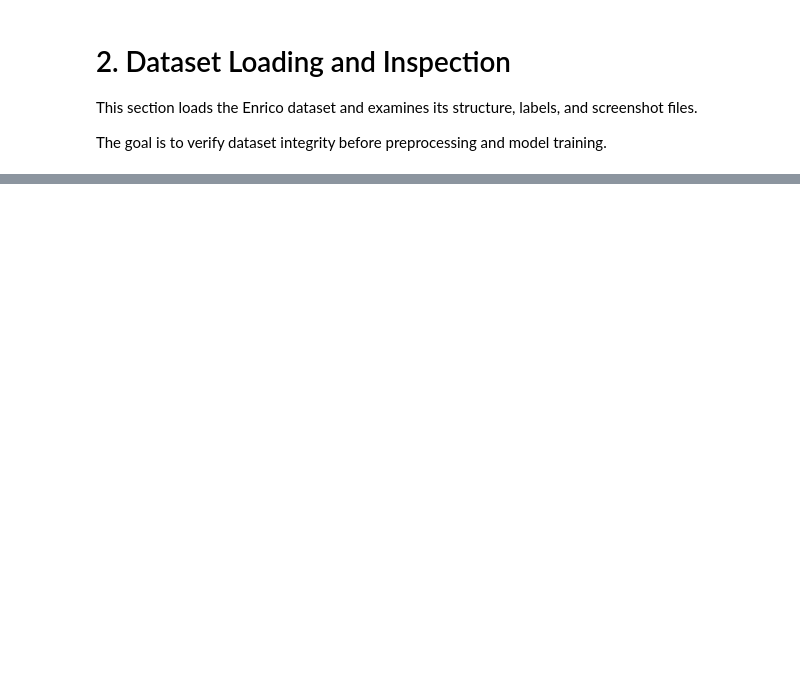
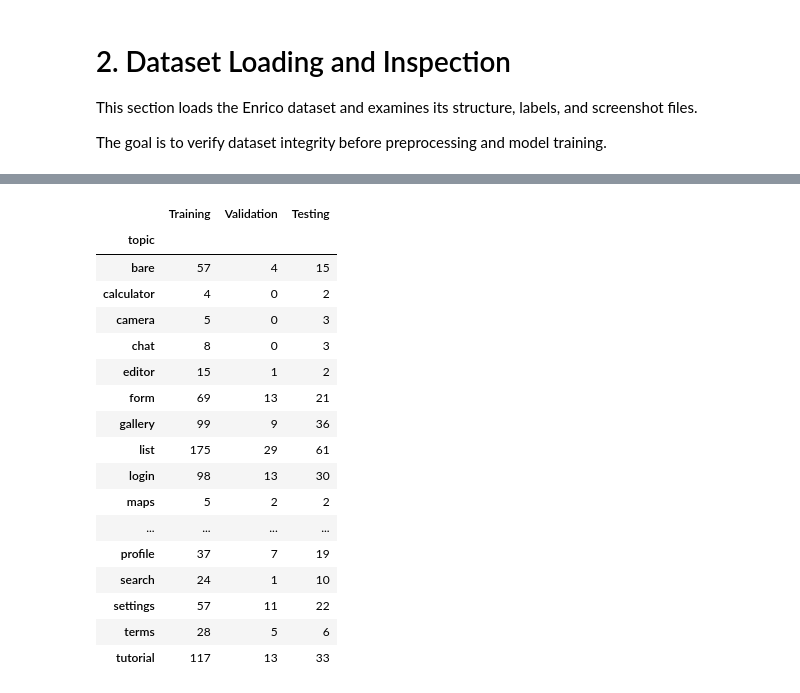
Before and after one commit to BolandoKen/mobile-ui-screen-classification, a Jupyter notebook: noteboooks/mobile-ui-screen-classification.ipynb, the cells around one changed output, grey strips where cells are left out. Cells and saved outputs as stored; diff of their text form; code cells hidden in the pictures; blank space fills up the shorter version.

```diff
--- a/noteboooks/mobile-ui-screen-classification.ipynb
+++ b/noteboooks/mobile-ui-screen-classification.ipynb
@@ -122,0 +353,31 @@ plt.show()
+# %%
+import json
+import os
+
+nonempty_metadata = []
+empty_metadata = []
+invalid_metadata = []
+
+for filename in metadata_files:
+    path = os.path.join(METADATA_DIR, filename)
+
+    try:
+        with open(path, "r", encoding="utf-8") as file:
+            data = json.load(file)
+
+        if data:
+            nonempty_metadata.append((filename, data))
+        else:
+            empty_metadata.append(filename)
+
+    except (json.JSONDecodeError, OSError):
+        invalid_metadata.append(filename)
+
+print("Total metadata files:", len(metadata_files))
+print("Non-empty metadata:", len(nonempty_metadata))
+print("Empty metadata:", len(empty_metadata))
+print("Invalid metadata:", len(invalid_metadata))
+
+if nonempty_metadata:
+    print("\nSample non-empty metadata:")
+    print(json.dumps(nonempty_metadata[0][1], indent=4)[:3000])
@@ -122,0 +690,27 @@ plt.show()
+# %%
+split_distribution = pd.DataFrame({
+    "Training": train_df["topic"].value_counts(),
+    "Validation": val_df["topic"].value_counts(),
+    "Testing": test_df["topic"].value_counts()
+}).fillna(0).astype(int)
+
+display(split_distribution)
+# %% [output]
+|  | Training | Validation | Testing |
+| topic |  |  |  |
+| bare | 57 | 4 | 15 |
+| calculator | 4 | 0 | 2 |
+| camera | 5 | 0 | 3 |
+| chat | 8 | 0 | 3 |
+| editor | 15 | 1 | 2 |
+| form | 69 | 13 | 21 |
+| gallery | 99 | 9 | 36 |
+| list | 175 | 29 | 61 |
+| login | 98 | 13 | 30 |
+| maps | 5 | 2 | 2 |
+| ... | ... | ... | ... |
+| profile | 37 | 7 | 19 |
+| search | 24 | 1 | 10 |
+| settings | 57 | 11 | 22 |
+| terms | 28 | 5 | 6 |
+| tutorial | 117 | 13 | 33 |
```
Also changed, not shown: parts of 31 cells of this notebook.
